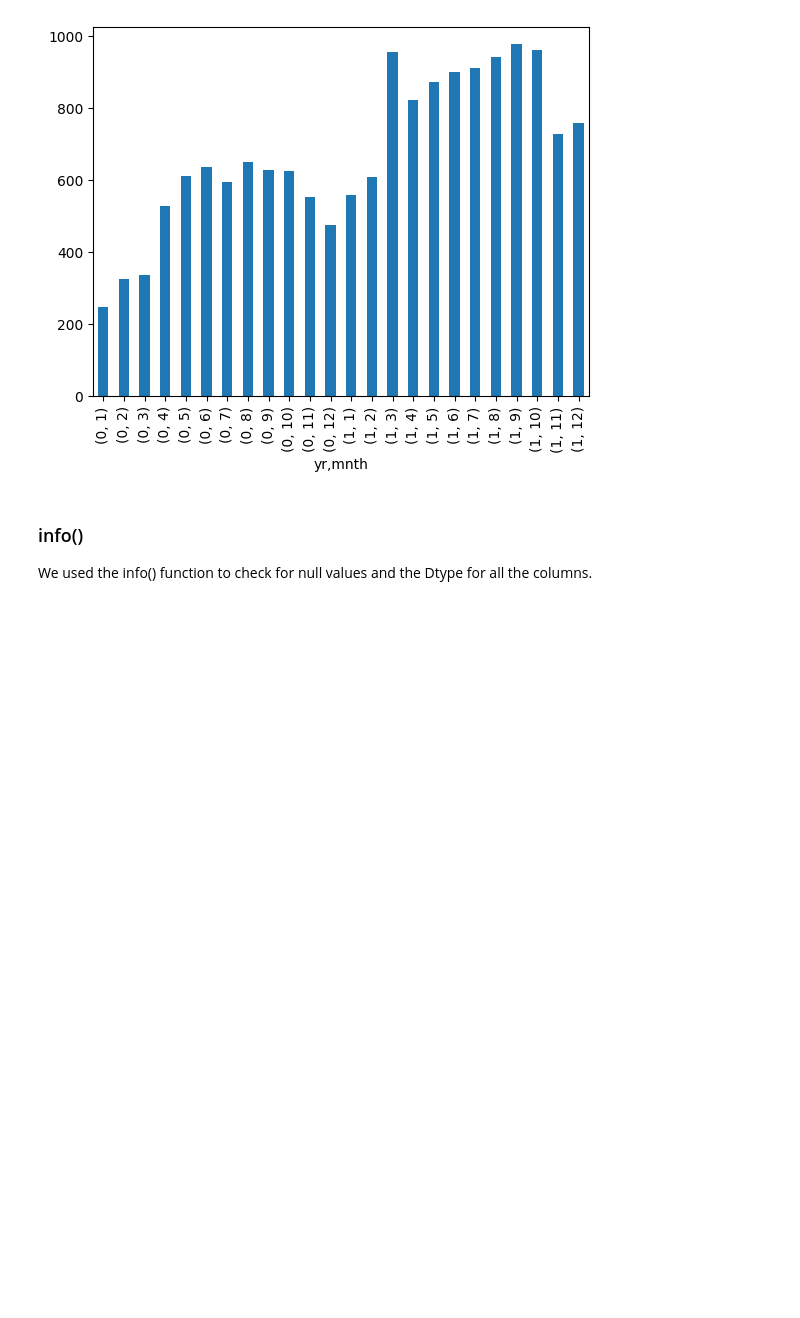
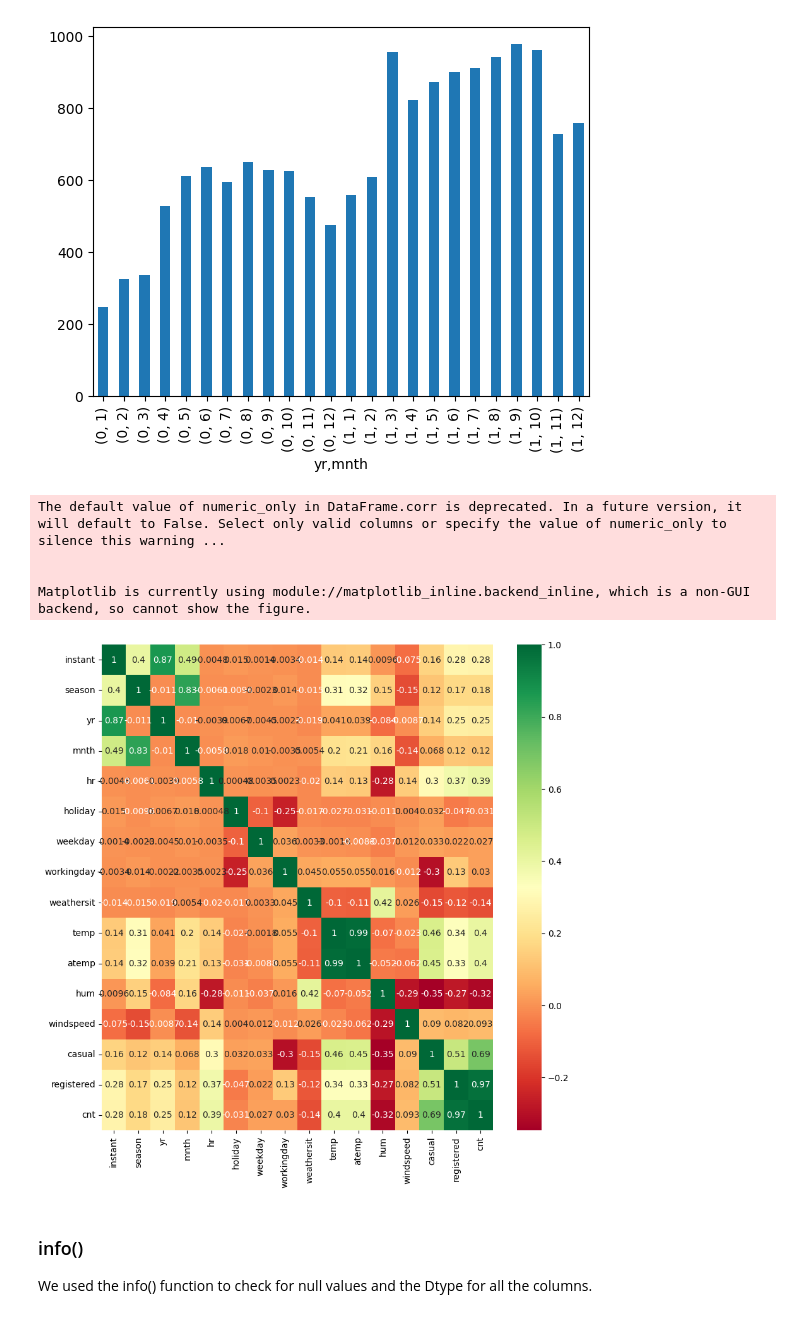
Before and after one commit to moritzzoepffel/washington_bikesharing_ml, a Jupyter notebook: Group4_Notebook_Assignment2.ipynb, the cells around one changed output. Cells and saved outputs as stored; diff of their text form; code cells hidden in the pictures; blank space fills up the shorter version.

```diff
--- a/Group4_Notebook_Assignment2.ipynb
+++ b/Group4_Notebook_Assignment2.ipynb
@@ -53,6 +53,16 @@ raw_data.groupby(["yr", "mnth"])["cnt"].max().plot(kind="bar")
 # %% [output]
 <AxesSubplot: xlabel='yr,mnth'>
 [figure]
+# %%
+fig = plt.figure(figsize=(10, 10))
+sns.heatmap(raw_data.corr(), annot=True, cmap="RdYlGn")
+fig.show()
+# %% [output]
+The default value of numeric_only in DataFrame.corr is deprecated. In a future version, it will default to False. Select only valid columns or specify the value of numeric_only to silence this warning ...
+
+
+Matplotlib is currently using module://matplotlib_inline.backend_inline, which is a non-GUI backend, so cannot show the figure.
+[figure, added]
 # %% [markdown]
 ### info()
 
```
Also changed, not shown: parts of 28 cells of this notebook, 4 other files.
